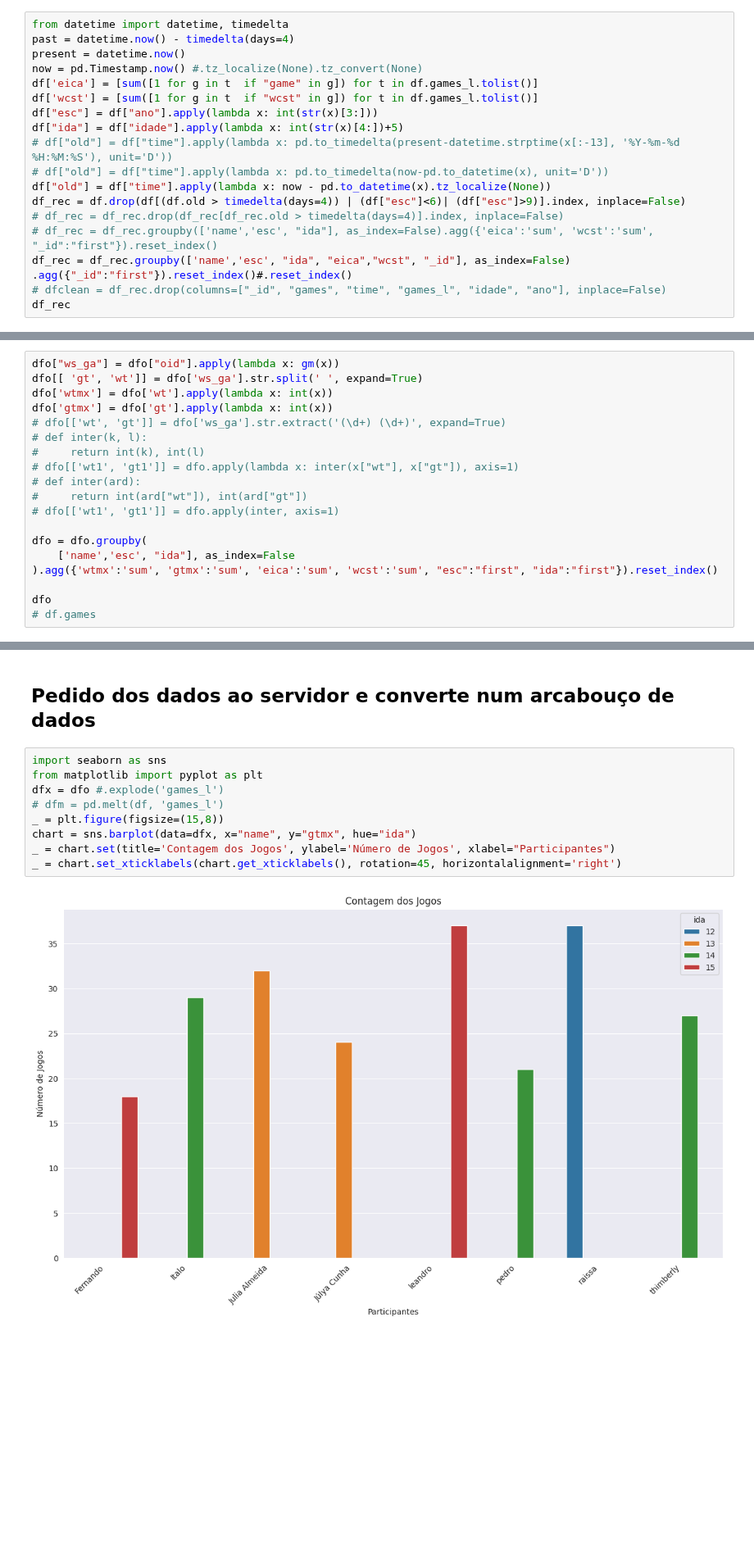
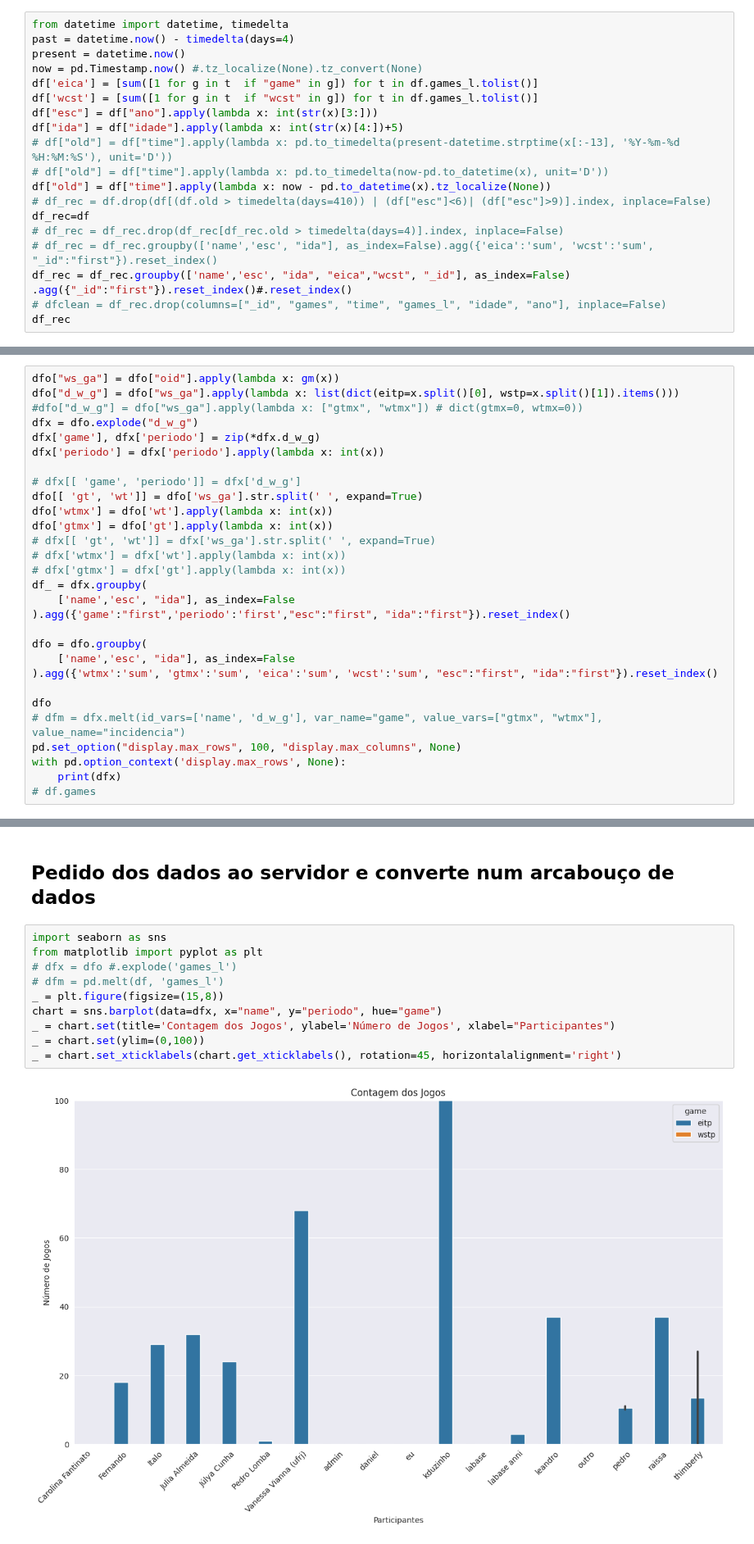
Before and after one commit to labase/data_edu, a Jupyter notebook: alite/alite_personal_stats.ipynb, the cells around one changed output, grey strips where cells are left out. Shown at 82% size. Saved outputs shown, nothing was run; the diff lists cells and outputs as text; blank space fills up the shorter version.

Commit message:
General stats on Alite games data. (7/04)

```diff
--- a/alite/alite_personal_stats.ipynb
+++ b/alite/alite_personal_stats.ipynb
@@ -86,7 +92,8 @@ df["ida"] = df["idade"].apply(lambda x: int(str(x)[4:])+5)
 # df["old"] = df["time"].apply(lambda x: pd.to_timedelta(present-datetime.strptime(x[:-13], '%Y-%m-%d %H:%M:%S'), unit='D'))
 # df["old"] = df["time"].apply(lambda x: pd.to_timedelta(now-pd.to_datetime(x), unit='D'))
 df["old"] = df["time"].apply(lambda x: now - pd.to_datetime(x).tz_localize(None))
-df_rec = df.drop(df[(df.old > timedelta(days=4)) | (df["esc"]<6)| (df["esc"]>9)].index, inplace=False)
+# df_rec = df.drop(df[(df.old > timedelta(days=410)) | (df["esc"]<6)| (df["esc"]>9)].index, inplace=False)
+df_rec=df
 # df_rec = df_rec.drop(df_rec[df_rec.old > timedelta(days=4)].index, inplace=False)
 # df_rec = df_rec.groupby(['name','esc', "ida"], as_index=False).agg({'eica':'sum', 'wcst':'sum', "_id":"first"}).reset_index()
 df_rec = df_rec.groupby(['name','esc', "ida", "eica","wcst", "_id"], as_index=False) .agg({"_id":"first"}).reset_index()#.reset_index()
@@ -154,21 +173,31 @@ print(gm("649f0ffab9995c27c863da75"))
 ## Listagem dos tempos de Jogo por jogador
 # %%
 dfo["ws_ga"] = dfo["oid"].apply(lambda x: gm(x))
+dfo["d_w_g"] = dfo["ws_ga"].apply(lambda x: list(dict(eitp=x.split()[0], wstp=x.split()[1]).items()))
+#dfo["d_w_g"] = dfo["ws_ga"].apply(lambda x: ["gtmx", "wtmx"]) # dict(gtmx=0, wtmx=0))
+dfx = dfo.explode("d_w_g")
+dfx['game'], dfx['periodo'] = zip(*dfx.d_w_g)
+dfx['periodo'] = dfx['periodo'].apply(lambda x: int(x))
+
+# dfx[[ 'game', 'periodo']] = dfx['d_w_g']
 dfo[[ 'gt', 'wt']] = dfo['ws_ga'].str.split(' ', expand=True)
 dfo['wtmx'] = dfo['wt'].apply(lambda x: int(x))
 dfo['gtmx'] = dfo['gt'].apply(lambda x: int(x))
-# dfo[['wt', 'gt']] = dfo['ws_ga'].str.extract('(\d+) (\d+)', expand=True)
-# def inter(k, l):
-#     return int(k), int(l)
-# dfo[['wt1', 'gt1']] = dfo.apply(lambda x: inter(x["wt"], x["gt"]), axis=1)
-# def inter(ard):
-#     return int(ard["wt"]), int(ard["gt"])
-# dfo[['wt1', 'gt1']] = dfo.apply(inter, axis=1)
+# dfx[[ 'gt', 'wt']] = dfx['ws_ga'].str.split(' ', expand=True)
+# dfx['wtmx'] = dfx['wt'].apply(lambda x: int(x))
+# dfx['gtmx'] = dfx['gt'].apply(lambda x: int(x))
+df_ = dfx.groupby(
+    ['name','esc', "ida"], as_index=False
+).agg({'game':"first",'periodo':'first',"esc":"first", "ida":"first"}).reset_index()
 
 dfo = dfo.groupby(
     ['name','esc', "ida"], as_index=False
 ).agg({'wtmx':'sum', 'gtmx':'sum', 'eica':'sum', 'wcst':'sum', "esc":"first", "ida":"first"}).reset_index()
 
 dfo
+# dfm = dfx.melt(id_vars=['name', 'd_w_g'], var_name="game", value_vars=["gtmx", "wtmx"], value_name="incidencia")
+pd.set_option("display.max_rows", 100, "display.max_columns", None)
+with pd.option_context('display.max_rows', None):
+    print(dfx)
 # df.games
 # %% [output]
@@ -188,11 +225,12 @@ dfo
 # %%
 import seaborn as sns
 from matplotlib import pyplot as plt
-dfx = dfo #.explode('games_l')
+# dfx = dfo #.explode('games_l')
 # dfm = pd.melt(df, 'games_l')
 _ = plt.figure(figsize=(15,8))
-chart = sns.barplot(data=dfx, x="name", y="gtmx", hue="ida")
+chart = sns.barplot(data=dfx, x="name", y="periodo", hue="game")
 _ = chart.set(title='Contagem dos Jogos', ylabel='Número de Jogos', xlabel="Participantes")
+_ = chart.set(ylim=(0,100))
 _ = chart.set_xticklabels(chart.get_xticklabels(), rotation=45, horizontalalignment='right')
 # %% [output]
-[figure, old version]
+[figure, new version]
```
Also changed, not shown: parts of 6 cells of this notebook.
